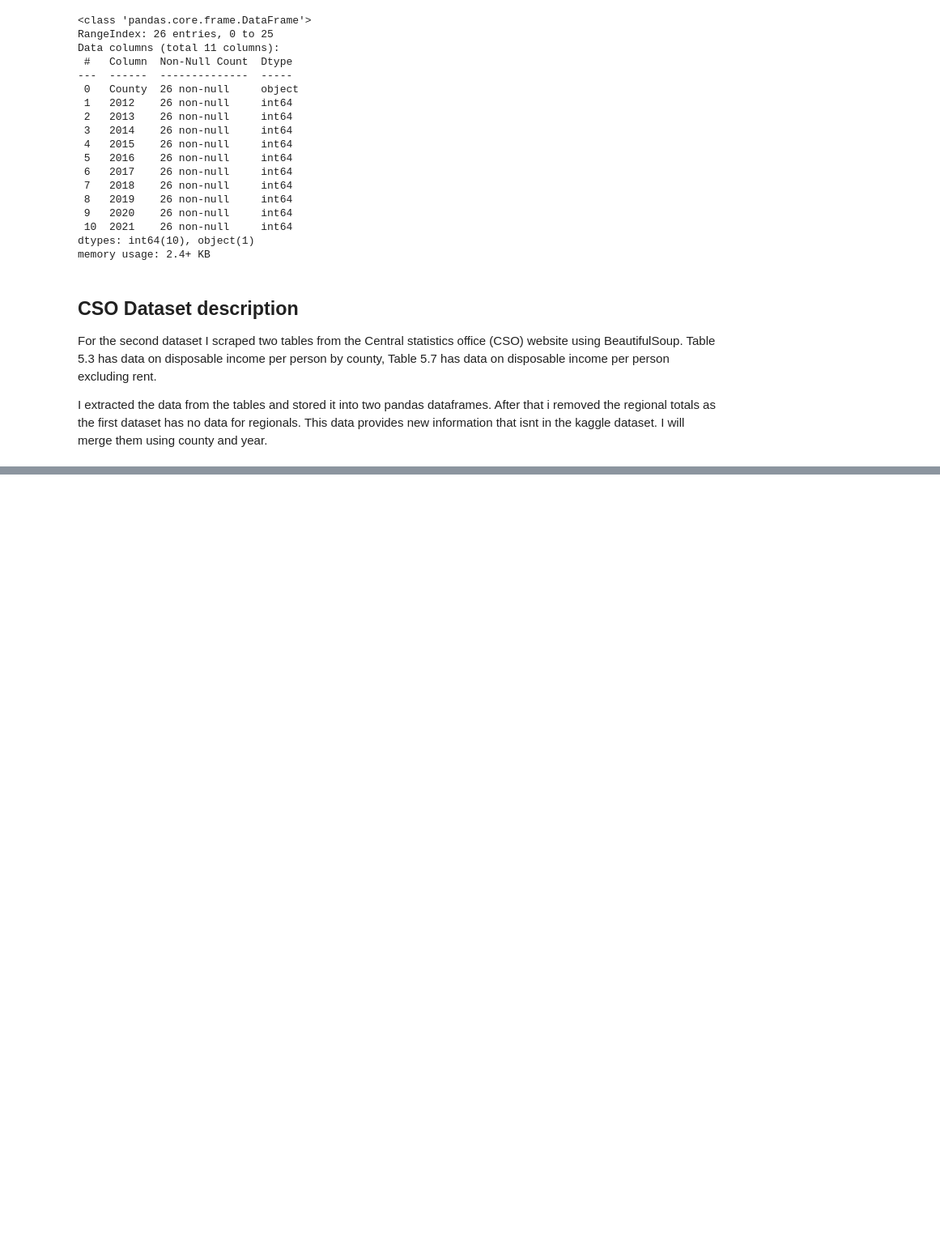
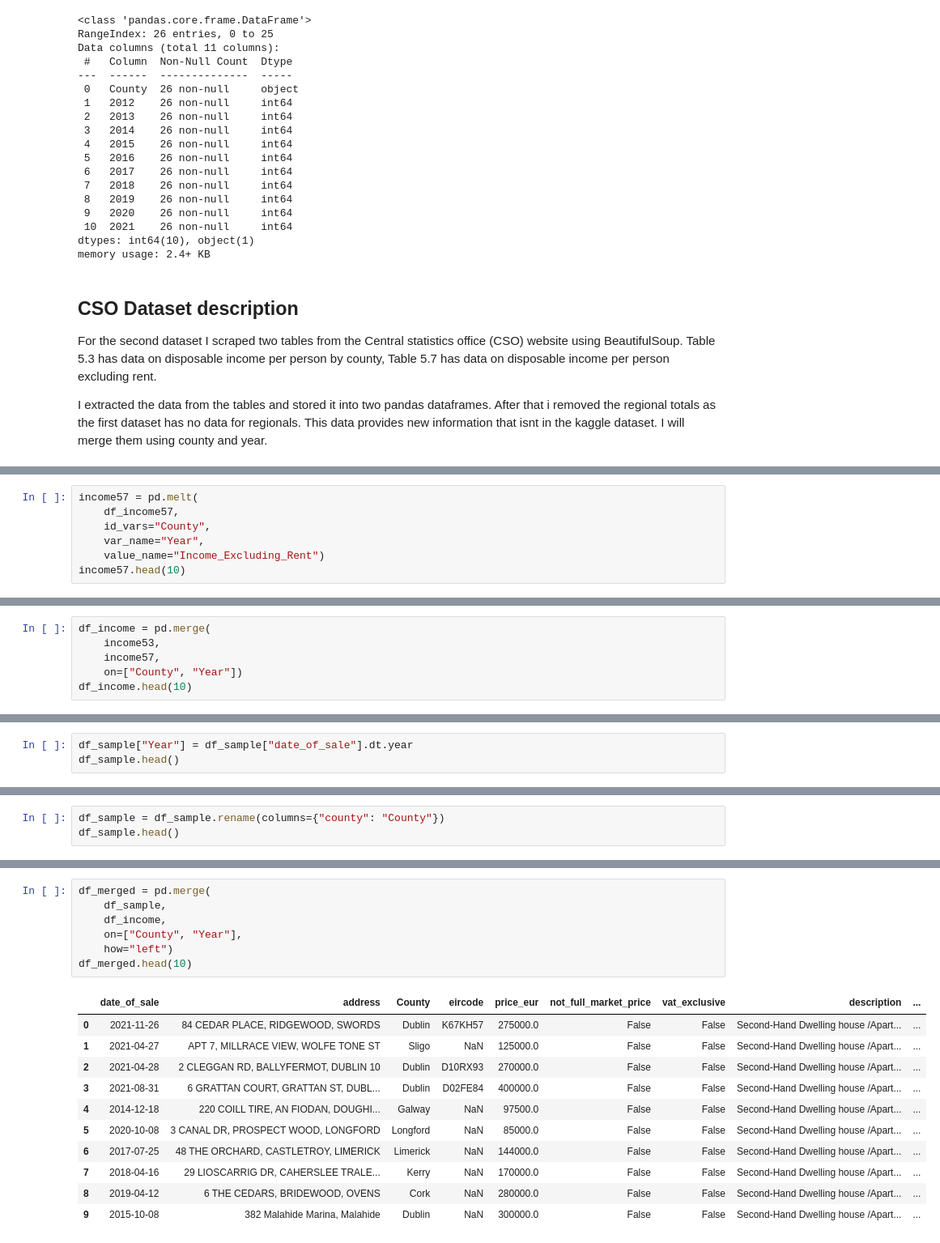
Before and after one commit to charlieswan7/Data-Acquisition-Project, a Jupyter notebook: Data_Acquisition_Project.ipynb, the cells around one changed output, grey strips where cells are left out. Shown at 81% size. Saved outputs shown, nothing was run; the diff lists cells and outputs as text; blank space fills up the shorter version.

Commit message:
Merging data full

```diff
--- a/Data_Acquisition_Project.ipynb
+++ b/Data_Acquisition_Project.ipynb
@@ -443,0 +468,7 @@ I extracted the data from the tables and stored it into two pandas dataframes. A
+# %%
+income57 = pd.melt(
+    df_income57,
+    id_vars="County",
+    var_name="Year",
+    value_name="Income_Excluding_Rent")
+income57.head(10)
@@ -443,0 +487,6 @@ I extracted the data from the tables and stored it into two pandas dataframes. A
+# %%
+df_income = pd.merge(
+    income53,
+    income57,
+    on=["County", "Year"])
+df_income.head(10)
@@ -443,0 +509,3 @@ I extracted the data from the tables and stored it into two pandas dataframes. A
+# %%
+df_sample["Year"] = df_sample["date_of_sale"].dt.year
+df_sample.head()
@@ -443,0 +519,3 @@ I extracted the data from the tables and stored it into two pandas dataframes. A
+# %%
+df_sample = df_sample.rename(columns={"county": "County"})
+df_sample.head()
@@ -443,0 +529,19 @@ I extracted the data from the tables and stored it into two pandas dataframes. A
+# %%
+df_merged = pd.merge(
+    df_sample,
+    df_income,
+    on=["County", "Year"],
+    how="left")
+df_merged.head(10)
+# %% [output]
+|  | date_of_sale | address | County | eircode | price_eur | not_full_market_price | vat_exclusive | description | ... |
+| 0 | 2021-11-26 | 84 CEDAR PLACE, RIDGEWOOD, SWORDS | Dublin | K67KH57 | 275000.0 | False | False | Second-Hand Dwelling house /Apart... | ... |
+| 1 | 2021-04-27 | APT 7, MILLRACE VIEW, WOLFE TONE ST | Sligo | NaN | 125000.0 | False | False | Second-Hand Dwelling house /Apart... | ... |
+| 2 | 2021-04-28 | 2 CLEGGAN RD, BALLYFERMOT, DUBLIN 10 | Dublin | D10RX93 | 270000.0 | False | False | Second-Hand Dwelling house /Apart... | ... |
+| 3 | 2021-08-31 | 6 GRATTAN COURT, GRATTAN ST, DUBL... | Dublin | D02FE84 | 400000.0 | False | False | Second-Hand Dwelling house /Apart... | ... |
+| 4 | 2014-12-18 | 220 COILL TIRE, AN FIODAN, DOUGHI... | Galway | NaN | 97500.0 | False | False | Second-Hand Dwelling house /Apart... | ... |
+| 5 | 2020-10-08 | 3 CANAL DR, PROSPECT WOOD, LONGFORD | Longford | NaN | 85000.0 | False | False | Second-Hand Dwelling house /Apart... | ... |
+| 6 | 2017-07-25 | 48 THE ORCHARD, CASTLETROY, LIMERICK | Limerick | NaN | 144000.0 | False | False | Second-Hand Dwelling house /Apart... | ... |
+| 7 | 2018-04-16 | 29 LIOSCARRIG DR, CAHERSLEE TRALE... | Kerry | NaN | 170000.0 | False | False | Second-Hand Dwelling house /Apart... | ... |
+| 8 | 2019-04-12 | 6 THE CEDARS, BRIDEWOOD, OVENS | Cork | NaN | 280000.0 | False | False | Second-Hand Dwelling house /Apart... | ... |
+| 9 | 2015-10-08 | 382 Malahide Marina, Malahide | Dublin | NaN | 300000.0 | False | False | Second-Hand Dwelling house /Apart... | ... |
```
Also changed, not shown: parts of 14 cells of this notebook.
